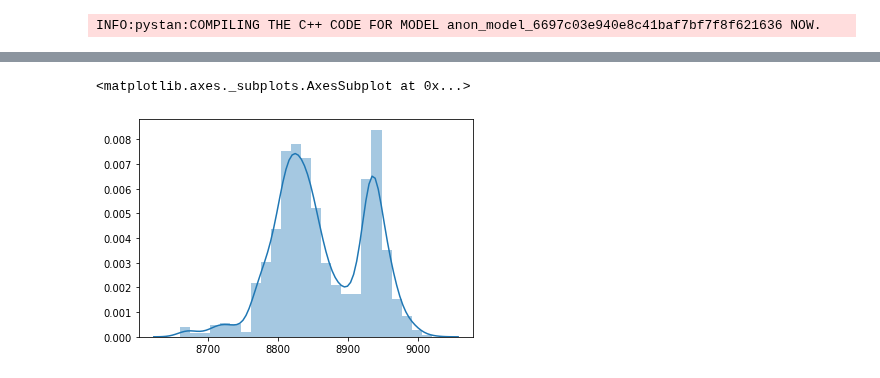
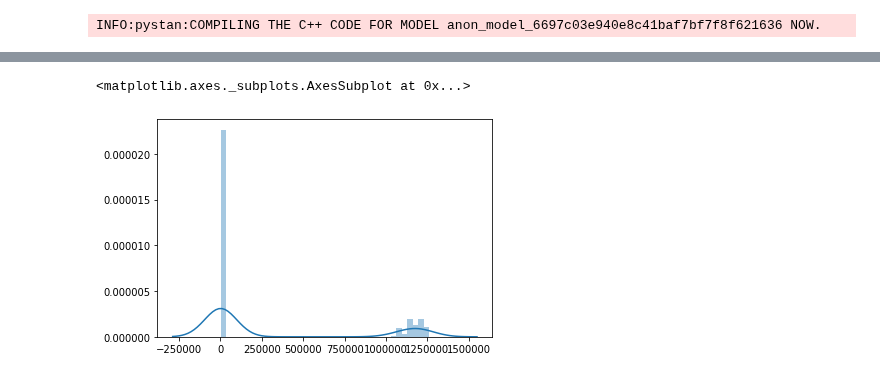
Before and after one commit to yoriyuki/COVID-19, a Jupyter notebook: prediction/COVID-19.ipynb, the cells around one changed output, grey strips where cells are left out. Saved outputs shown, nothing was run; the diff lists cells and outputs as text; code cells hidden in the pictures.

```diff
--- a/prediction/COVID-19.ipynb
+++ b/prediction/COVID-19.ipynb
@@ -285,8 +282,8 @@ draw_infected(fit, recent, 60, 'Malaysia')
 # %%
-sns.distplot(fit['p'][:,confirmed.columns.get_loc('Korea, South')])
+sns.distplot(fit['p'][:,confirmed.columns.get_loc('Japan')])
 # %% [output]
 <matplotlib.axes._subplots.AxesSubplot at 0x...>
-[figure, old version]
+[figure, new version]
 # %%
 n = confirmed.columns.get_loc('China')
 sns.distplot(fit['c'][n,n])
```
Also changed, not shown: parts of 35 cells of this notebook.
